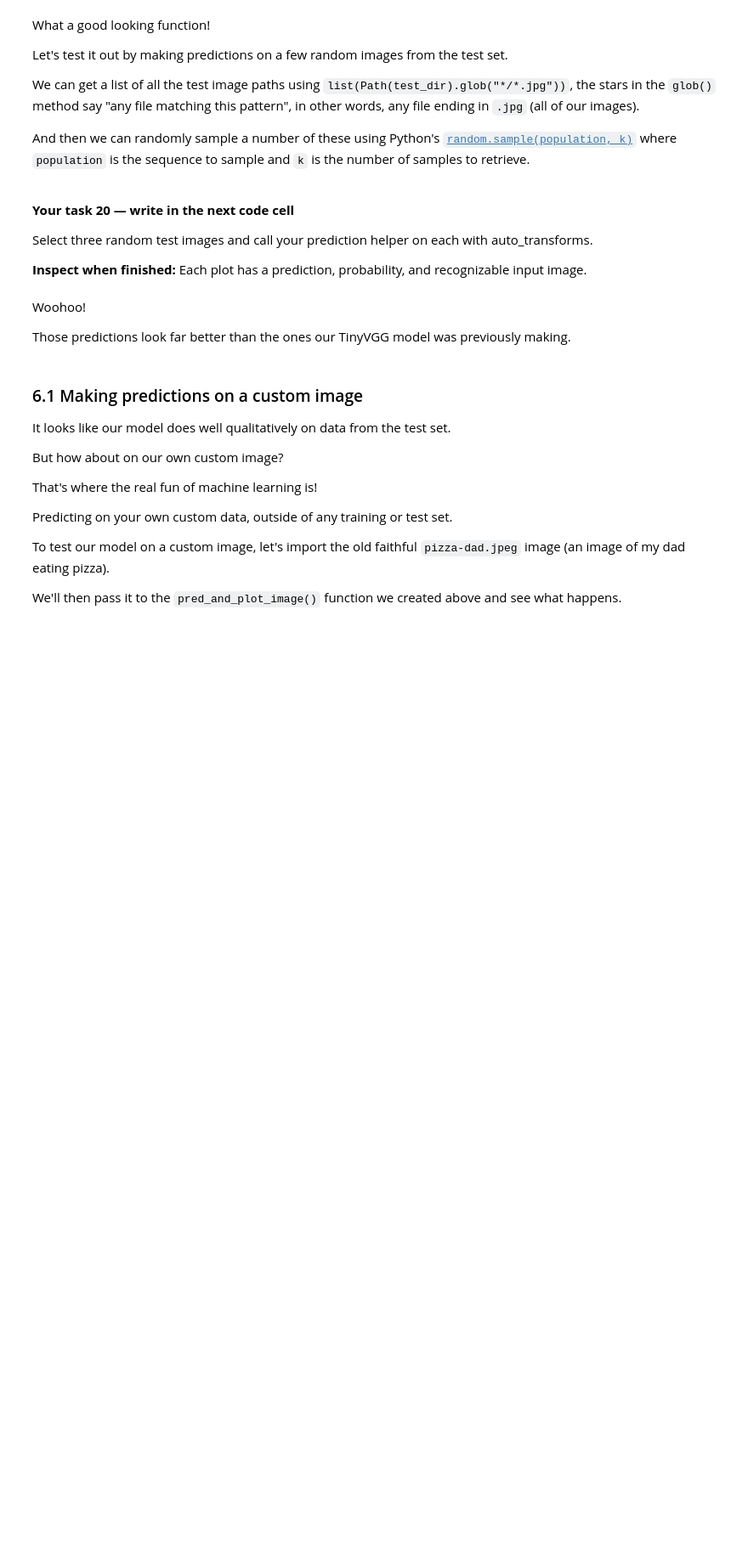
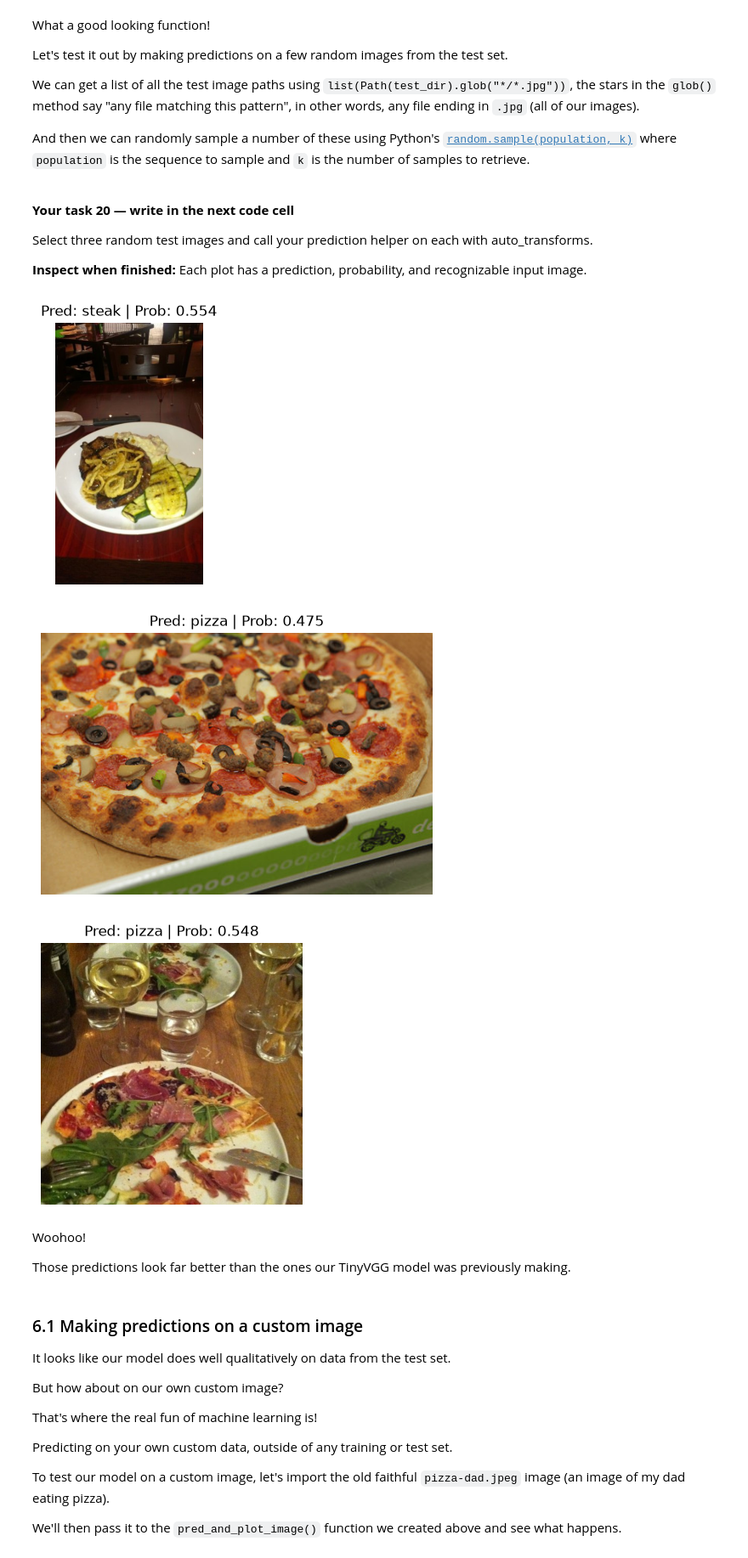
Before and after one commit to GyDeen/PyTorch-DeepLearning, a Jupyter notebook: 06_pytorch_transfer_learning.ipynb, the cells around one changed output. Shown at 85% size. Drawn from its saved outputs; the diff is of its cells as text; code cells hidden in the pictures; blank space fills up the shorter version.

```diff
--- a/06_pytorch_transfer_learning.ipynb
+++ b/06_pytorch_transfer_learning.ipynb
@@ -350,3 +383,6 @@ Let's try it out.
 Retrieve EfficientNet_B0_Weights.DEFAULT as weights and inspect it.
 
 **Inspect when finished:** This describes pretrained weights, not a model instance.
+# %%
+weights = torchvision.models.EfficientNet_B0_Weights.DEFAULT
+weights
@@ -362,3 +400,6 @@ This is essentially saying "get the data transforms that were used to train the
 Create auto_transforms from weights.transforms() and display the pipeline.
 
 **Inspect when finished:** These transforms are paired with the selected pretrained weights.
+# %%
+auto_transforms = weights.transforms()
+auto_transforms
@@ -828,6 +991,24 @@ And then we can randomly sample a number of these using Python's [`random.sample
 Select three random test images and call your prediction helper on each with auto_transforms.
 
 **Inspect when finished:** Each plot has a prediction, probability, and recognizable input image.
+# %%
+import random
+
+test_image_paths = list(test_dir.glob("*/*.jpg"))
+random_image_paths = random.sample(test_image_paths, k=3)
+
+for image_path in random_image_paths:
+    pred_and_plot_image(
+        model=efficient_model,
+        image_path=image_path,
+        class_names=class_names,
+        transform=auto_transforms,
+        device=device
+    )
+# %% [output]
+[figure, added]
+[figure, added]
+[figure, added]
 # %% [markdown]
 Woohoo!
 
```
Also changed, not shown: parts of 17 cells of this notebook, 1 other file.
